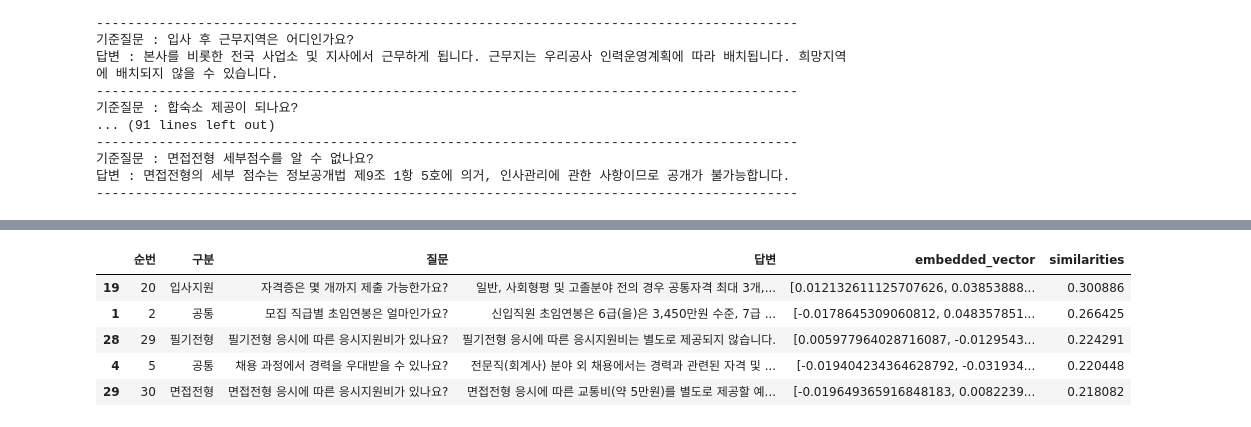
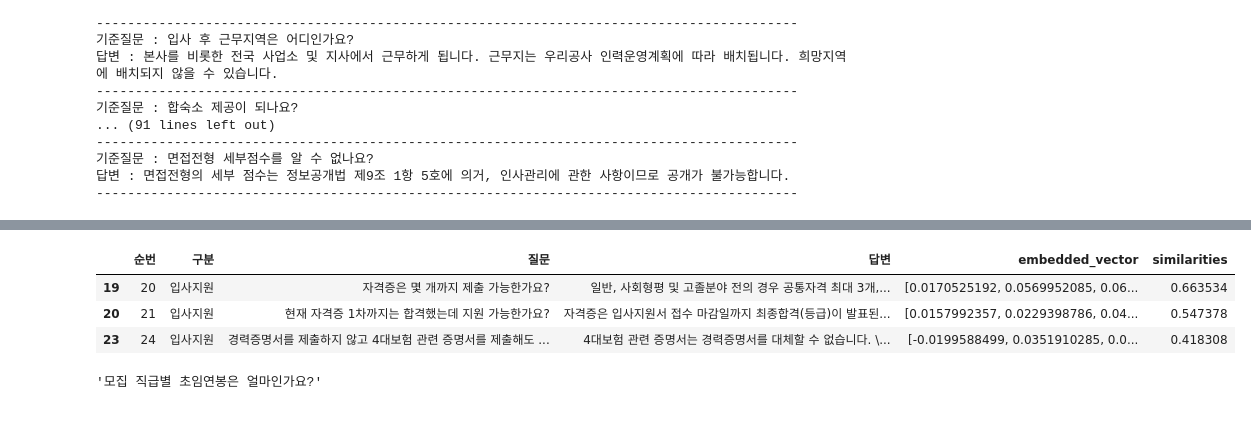
Before and after one commit to hunoNamtaehyeon/FAQ_st, a Jupyter notebook: chk_data.ipynb, the cells around one changed output, grey strips where cells are left out. Saved outputs shown, nothing was run; the diff lists cells and outputs as text; code cells hidden in the pictures.

```diff
--- a/chk_data.ipynb
+++ b/chk_data.ipynb
@@ -4,9 +4,9 @@ import numpy as np
 import os
 # %%
 import pandas as pd
-pd.set_option('display.max_colwidth', None)
-pd.set_option('display.max_rows', None)
-pd.set_option('display.max_columns', None)
+# pd.set_option('display.max_colwidth', None)
+# pd.set_option('display.max_rows', None)
+# pd.set_option('display.max_columns', None)
 df = pd.read_excel('./gpt/FAQ/한난_23하 공채_FAQ_최종_230816_수정.xlsx', engine='openpyxl')
 df.dropna(axis=0, inplace=True)
 
@@ -131,3 +95,0 @@ response = client.embeddings.create(
-# %%
-df['embedded_vector'] = [i.embedding for i in response.data]
-df
@@ -151,0 +99,3 @@ df
+# %%
+with open('./FAQ_st/df_to_json_with_vertor.json', 'r') as f:
+    df = json.load(f)
@@ -151,0 +128,3 @@ df
+# %%
+j_df = pd.DataFrame(df)
+j_df
@@ -152,37 +149,39 @@ df
 # %%
 def cosine_similarity(a, b):
     return np.dot(a, b) / (np.linalg.norm(a) * np.linalg.norm(b))
 
 def get_embedding(text, model=model): # model = "deployment_name"
     return client.embeddings.create(input = [text], model=model).data[0].embedding
 
 model = "text-embedding-3-small"
-def search_docs(df, user_query):
+def search_docs(j_df, user_query):
     embedding = get_embedding(
         user_query,
         model=model # model should be set to the deployment name you chose when you deployed the text-embedding-ada-002 (Version 2) model
     )
-    # small_emb = normalize_l2(embedding[:512])
+    small_emb = normalize_l2(embedding[:512])
     # if col == 'subj':
-    df["similarities"] = df['embedded_vector'].apply(lambda x: cosine_similarity(x, embedding))
-    res = (
-        df.sort_values("similarities", ascending=False)
-        .head(5)
-    )
+    j_df["similarities"] = j_df['embedded_vector'].apply(lambda x: cosine_similarity(x, small_emb))
+    res = j_df.sort_values("similarities", ascending=False)
+    res = res.loc[res['similarities'] > 0.4][1:6]
     # else:
     #     df["similarities"] = df.score_list.apply(lambda x: cosine_similarity(x, small_emb))
     return res
     # if to_print:
     #     display(res)
     # return res
 
 
-res = search_docs(df, '몇 급으로 들어가나요?')
+res = search_docs(j_df, '자격증 뭐 내야해?')
 res
 # %% [output]
 |  | 순번 | 구분 | 질문 | 답변 | embedded_vector | similarities |
-| 19 | 20 | 입사지원 | 자격증은 몇 개까지 제출 가능한가요? | 일반, 사회형평 및 고졸분야 전의 경우 공통자격 최대 3개,... | [0.012132611125707626, 0.03853888... | 0.300886 |
-| 1 | 2 | 공통 | 모집 직급별 초임연봉은 얼마인가요? | 신입직원 초임연봉은 6급(을)은 3,450만원 수준, 7급 ... | [-0.0178645309060812, 0.048357851... | 0.266425 |
-| 28 | 29 | 필기전형 | 필기전형 응시에 따른 응시지원비가 있나요? | 필기전형 응시에 따른 응시지원비는 별도로 제공되지 않습니다. | [0.005977964028716087, -0.0129543... | 0.224291 |
-| 4 | 5 | 공통 | 채용 과정에서 경력을 우대받을 수 있나요? | 전문직(회계사) 분야 외 채용에서는 경력과 관련된 자격 및 ... | [-0.019404234364628792, -0.031934... | 0.220448 |
-| 29 | 30 | 면접전형 | 면접전형 응시에 따른 응시지원비가 있나요? | 면접전형 응시에 따른 교통비(약 5만원)를 별도로 제공할 예... | [-0.019649365916848183, 0.0082239... | 0.218082 |
+| 19 | 20 | 입사지원 | 자격증은 몇 개까지 제출 가능한가요? | 일반, 사회형평 및 고졸분야 전의 경우 공통자격 최대 3개,... | [0.0170525192, 0.0569952085, 0.06... | 0.663534 |
+| 20 | 21 | 입사지원 | 현재 자격증 1차까지는 합격했는데 지원 가능한가요? | 자격증은 입사지원서 접수 마감일까지 최종합격(등급)이 발표된... | [0.0157992357, 0.0229398786, 0.04... | 0.547378 |
+| 23 | 24 | 입사지원 | 경력증명서를 제출하지 않고 4대보험 관련 증명서를 제출해도 ... | 4대보험 관련 증명서는 경력증명서를 대체할 수 없습니다. \... | [-0.0199588499, 0.0351910285, 0.0... | 0.418308 |
+# %%
+'''"[2] [공통] 모집 직급별 초임연봉은 얼마인가요?"에 대한 답변을 참고하세요 :
+
+신입직원 초임연봉은 6급(을)은 3,450만원 수준, 7급 2,650만원 수준입니다. (성과상여금 및 기타수당 제외, 세전기준)'''.split('"')[1].split("]")[-1].strip()
+# %% [output]
+'모집 직급별 초임연봉은 얼마인가요?'
```
Also changed, not shown: parts of 7 cells of this notebook, 3 other files.
